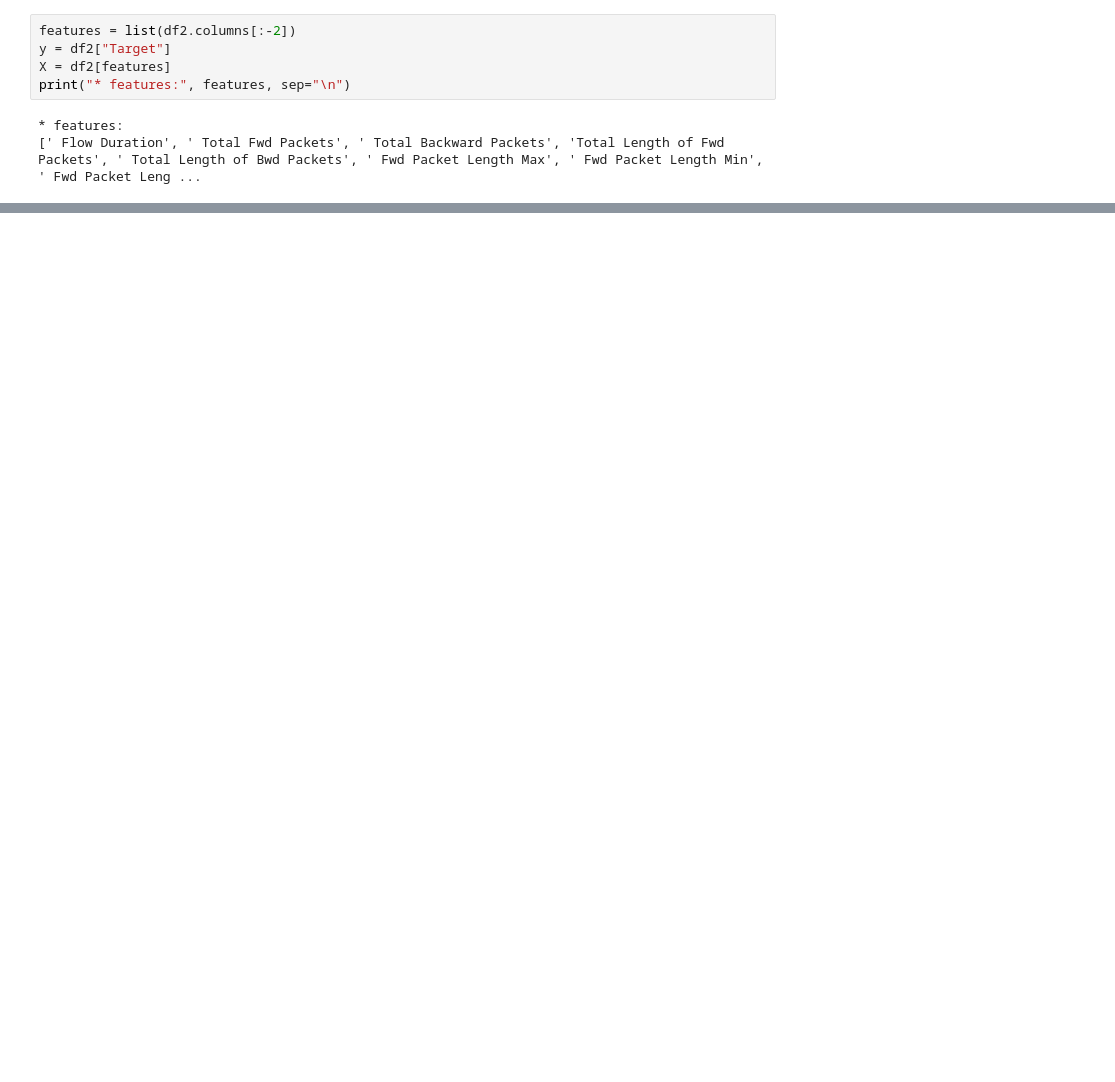
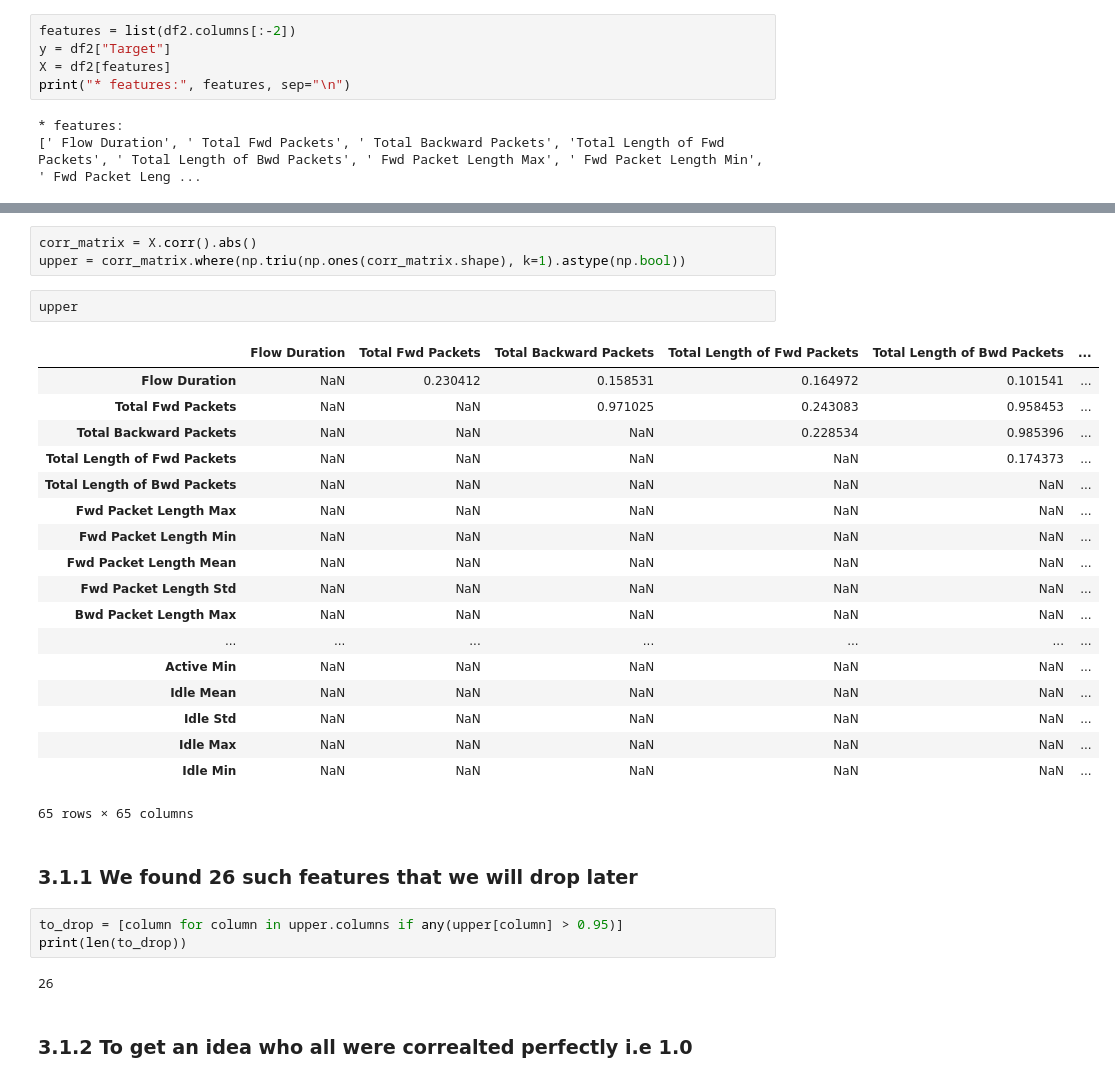
Before and after one commit to xyzwwwww/Ontology-based-IDS-for-DOS-Attacks, a Jupyter notebook: feature selection.ipynb, the cells around one changed output, grey strips where cells are left out. Cells and saved outputs as stored; diff of their text form; blank space fills up the shorter version.

```diff
--- a/feature selection.ipynb
+++ b/feature selection.ipynb
@@ -181,0 +191,33 @@ Name: Target, dtype: int64
+# %%
+corr_matrix = X.corr().abs()
+upper = corr_matrix.where(np.triu(np.ones(corr_matrix.shape), k=1).astype(np.bool))
+# %%
+upper
+# %% [output]
+|  | Flow Duration | Total Fwd Packets | Total Backward Packets | Total Length of Fwd Packets | Total Length of Bwd Packets | ... |
+| Flow Duration | NaN | 0.230412 | 0.158531 | 0.164972 | 0.101541 | ... |
+| Total Fwd Packets | NaN | NaN | 0.971025 | 0.243083 | 0.958453 | ... |
+| Total Backward Packets | NaN | NaN | NaN | 0.228534 | 0.985396 | ... |
+| Total Length of Fwd Packets | NaN | NaN | NaN | NaN | 0.174373 | ... |
+| Total Length of Bwd Packets | NaN | NaN | NaN | NaN | NaN | ... |
+| Fwd Packet Length Max | NaN | NaN | NaN | NaN | NaN | ... |
+| Fwd Packet Length Min | NaN | NaN | NaN | NaN | NaN | ... |
+| Fwd Packet Length Mean | NaN | NaN | NaN | NaN | NaN | ... |
+| Fwd Packet Length Std | NaN | NaN | NaN | NaN | NaN | ... |
+| Bwd Packet Length Max | NaN | NaN | NaN | NaN | NaN | ... |
+| ... | ... | ... | ... | ... | ... | ... |
+| Active Min | NaN | NaN | NaN | NaN | NaN | ... |
+| Idle Mean | NaN | NaN | NaN | NaN | NaN | ... |
+| Idle Std | NaN | NaN | NaN | NaN | NaN | ... |
+| Idle Max | NaN | NaN | NaN | NaN | NaN | ... |
+| Idle Min | NaN | NaN | NaN | NaN | NaN | ... |
+65 rows × 65 columns
+# %% [markdown]
+### 3.1.1 We found 26 such features that we will drop later
+# %%
+to_drop = [column for column in upper.columns if any(upper[column] > 0.95)]
+print(len(to_drop))
+# %% [output]
+26
+# %% [markdown]
+### 3.1.2 To get an idea who all were correalted perfectly i.e 1.0
```
Also changed, not shown: parts of 35 cells of this notebook, 2 other files.
